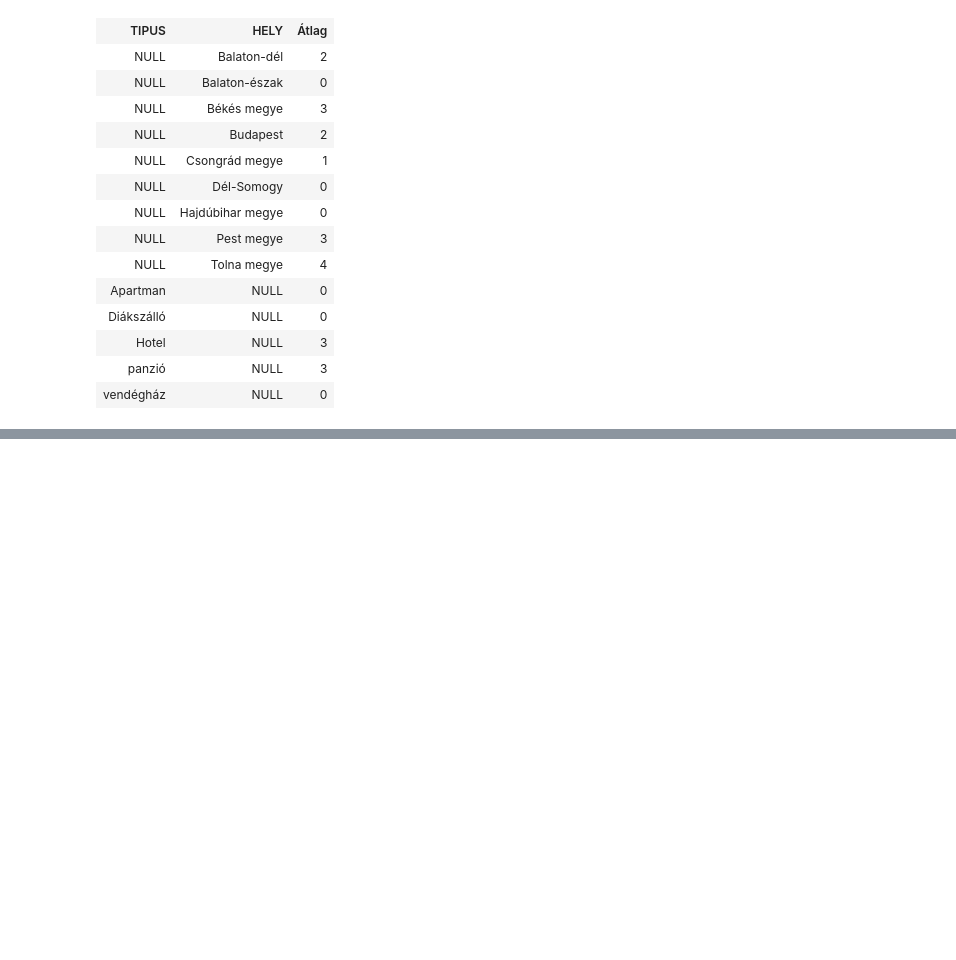
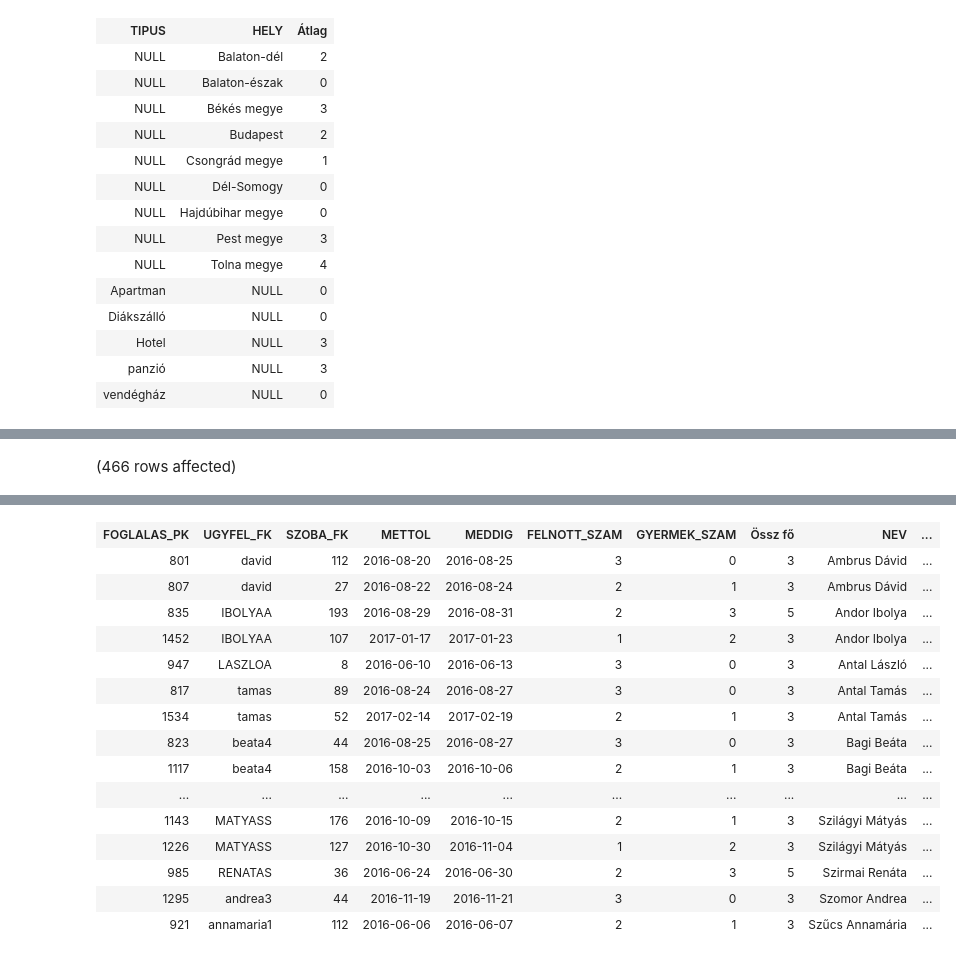
Before and after one commit to csokibalazs/SQLGyak, a Jupyter notebook: ZH2/ZH2.ipynb, the cells around one changed output, grey strips where cells are left out. Saved outputs shown, nothing was run; the diff lists cells and outputs as text; code cells hidden in the pictures; blank space fills up the shorter version.

```diff
--- a/ZH2/ZH2.ipynb
+++ b/ZH2/ZH2.ipynb
@@ -52,0 +66,9 @@ Total execution time: 00:00:00.049
+# %%
+SELECT f.*, FELNOTT_SZAM+GYERMEK_SZAM AS 'Össz fő', NEV, AVG(FELNOTT_SZAM+GYERMEK_SZAM) OVER (PARTITION BY NEV ORDER BY METTOL ROWS BETWEEN 3 PRECEDING AND 1 PRECEDING) AS 'Előző három foglalás átlaga'
+FROM Foglalas f RIGHT JOIN Vendeg v ON f.UGYFEL_FK = v.USERNEV
+WHERE FELNOTT_SZAM+GYERMEK_SZAM > (
+    SELECT AVG(FELNOTT_SZAM+GYERMEK_SZAM)
+    FROM Foglalas
+)
+# %% [output]
+(466 rows affected)
@@ -52,0 +76,16 @@ Total execution time: 00:00:00.049
+| FOGLALAS_PK | UGYFEL_FK | SZOBA_FK | METTOL | MEDDIG | FELNOTT_SZAM | GYERMEK_SZAM | Össz fő | NEV | ... |
+| 801 | david | 112 | 2016-08-20 | 2016-08-25 | 3 | 0 | 3 | Ambrus Dávid | ... |
+| 807 | david | 27 | 2016-08-22 | 2016-08-24 | 2 | 1 | 3 | Ambrus Dávid | ... |
+| 835 | IBOLYAA | 193 | 2016-08-29 | 2016-08-31 | 2 | 3 | 5 | Andor Ibolya | ... |
+| 1452 | IBOLYAA | 107 | 2017-01-17 | 2017-01-23 | 1 | 2 | 3 | Andor Ibolya | ... |
+| 947 | LASZLOA | 8 | 2016-06-10 | 2016-06-13 | 3 | 0 | 3 | Antal László | ... |
+| 817 | tamas | 89 | 2016-08-24 | 2016-08-27 | 3 | 0 | 3 | Antal Tamás | ... |
+| 1534 | tamas | 52 | 2017-02-14 | 2017-02-19 | 2 | 1 | 3 | Antal Tamás | ... |
+| 823 | beata4 | 44 | 2016-08-25 | 2016-08-27 | 3 | 0 | 3 | Bagi Beáta | ... |
+| 1117 | beata4 | 158 | 2016-10-03 | 2016-10-06 | 2 | 1 | 3 | Bagi Beáta | ... |
+| ... | ... | ... | ... | ... | ... | ... | ... | ... | ... |
+| 1143 | MATYASS | 176 | 2016-10-09 | 2016-10-15 | 2 | 1 | 3 | Szilágyi Mátyás | ... |
+| 1226 | MATYASS | 127 | 2016-10-30 | 2016-11-04 | 1 | 2 | 3 | Szilágyi Mátyás | ... |
+| 985 | RENATAS | 36 | 2016-06-24 | 2016-06-30 | 2 | 3 | 5 | Szirmai Renáta | ... |
+| 1295 | andrea3 | 44 | 2016-11-19 | 2016-11-21 | 3 | 0 | 3 | Szomor Andrea | ... |
+| 921 | annamaria1 | 112 | 2016-06-06 | 2016-06-07 | 2 | 1 | 3 | Szűcs Annamária | ... |
```
Also changed, not shown: parts of 5 cells of this notebook.
